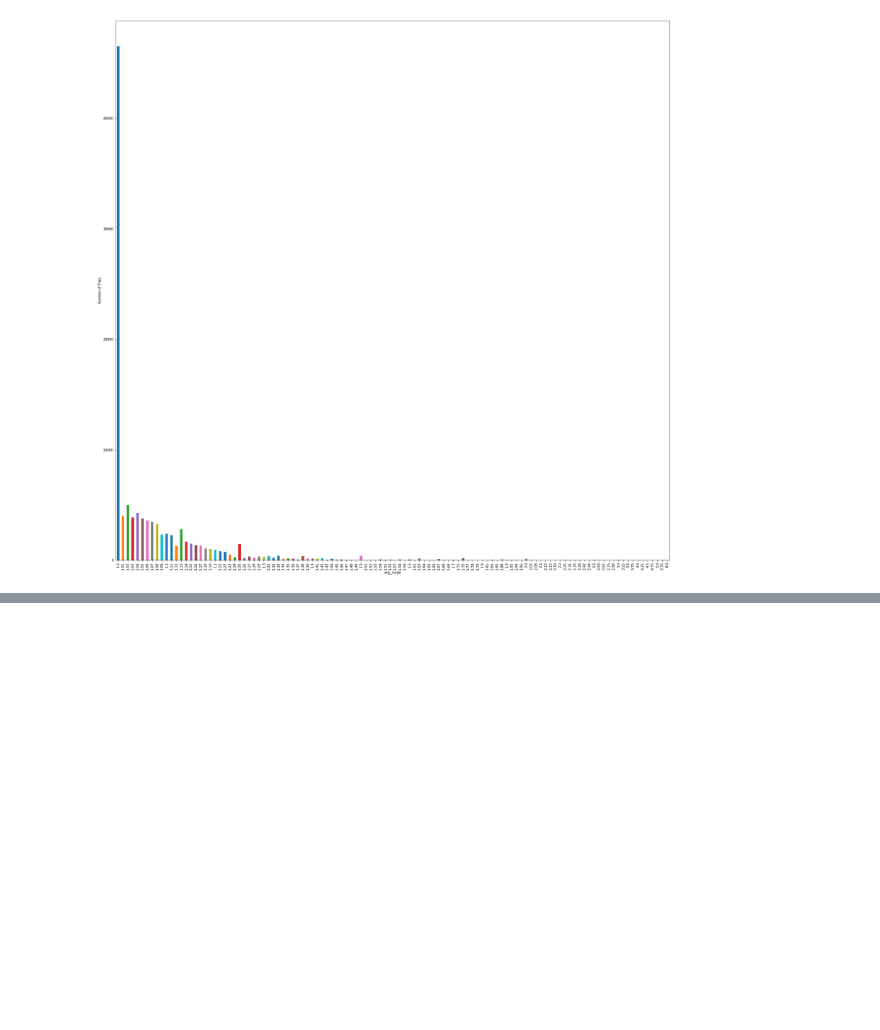
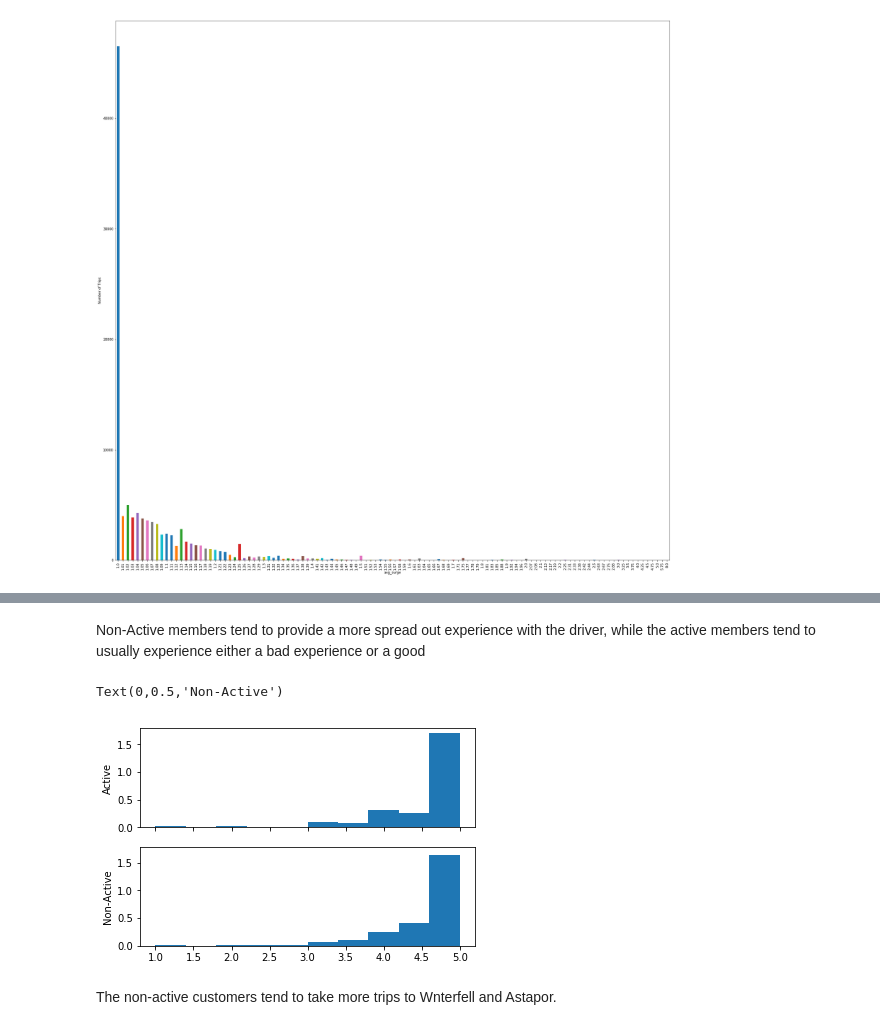
Before and after one commit to dariazhuk357/Springboard, a Jupyter notebook: Challange #1(1).ipynb, the cells around one changed output, grey strips where cells are left out. Drawn from its saved outputs; the diff is of its cells as text; code cells hidden in the pictures; blank space fills up the shorter version.

```diff
--- a/Challange #1(1).ipynb
+++ b/Challange #1(1).ipynb
@@ -165,0 +275,13 @@ Text(0,0.5,'Number of Trips')
+# %% [markdown]
+Non-Active members tend to provide a more spread out experience with the driver, while the active members tend to usually experience either a bad experience or a good
+# %%
+fig,ax=plt.subplots(2,1,sharex='col',sharey='col')
+df2[df2['status']==0]['avg_rating_of_driver'].plot(ax=ax[0],kind='hist',density=True)
+ax[0].set_ylabel('Active')
+df2[df2['status']==1]['avg_rating_of_driver'].plot(ax=ax[1],kind='hist',density=True)
+ax[1].set_ylabel('Non-Active')
+# %% [output]
+Text(0,0.5,'Non-Active')
+[figure, added]
+# %% [markdown]
+The non-active customers tend to take more trips to Wnterfell and Astapor.
```
Also changed, not shown: parts of 47 cells of this notebook.
